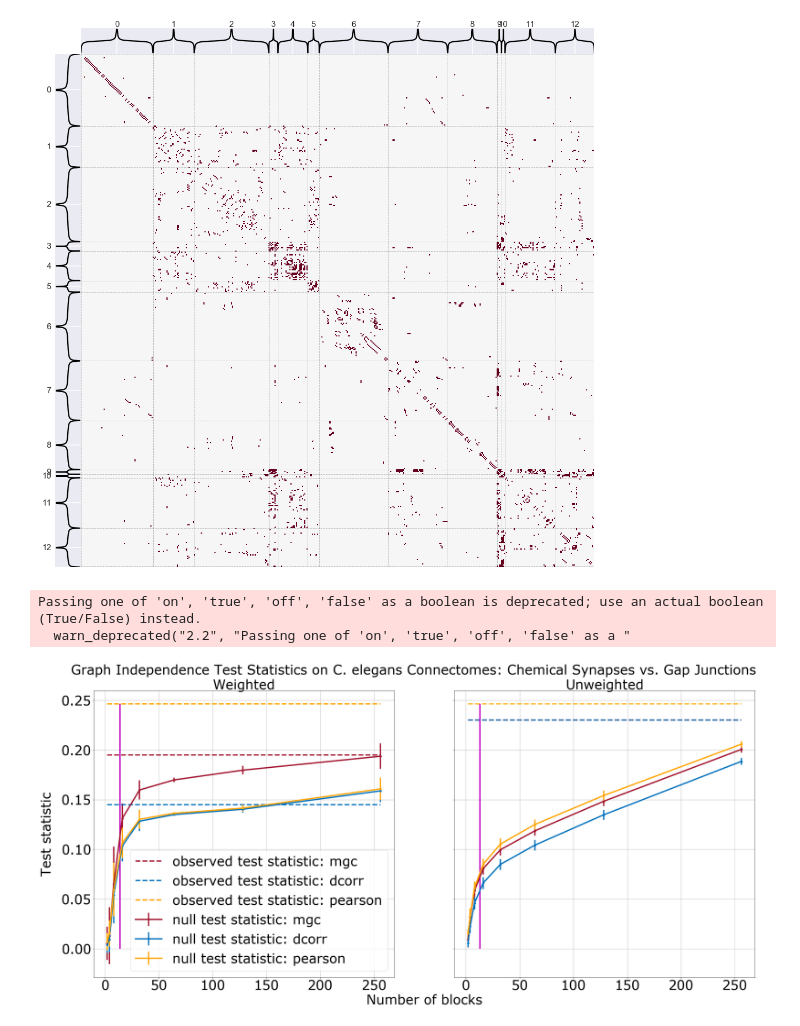
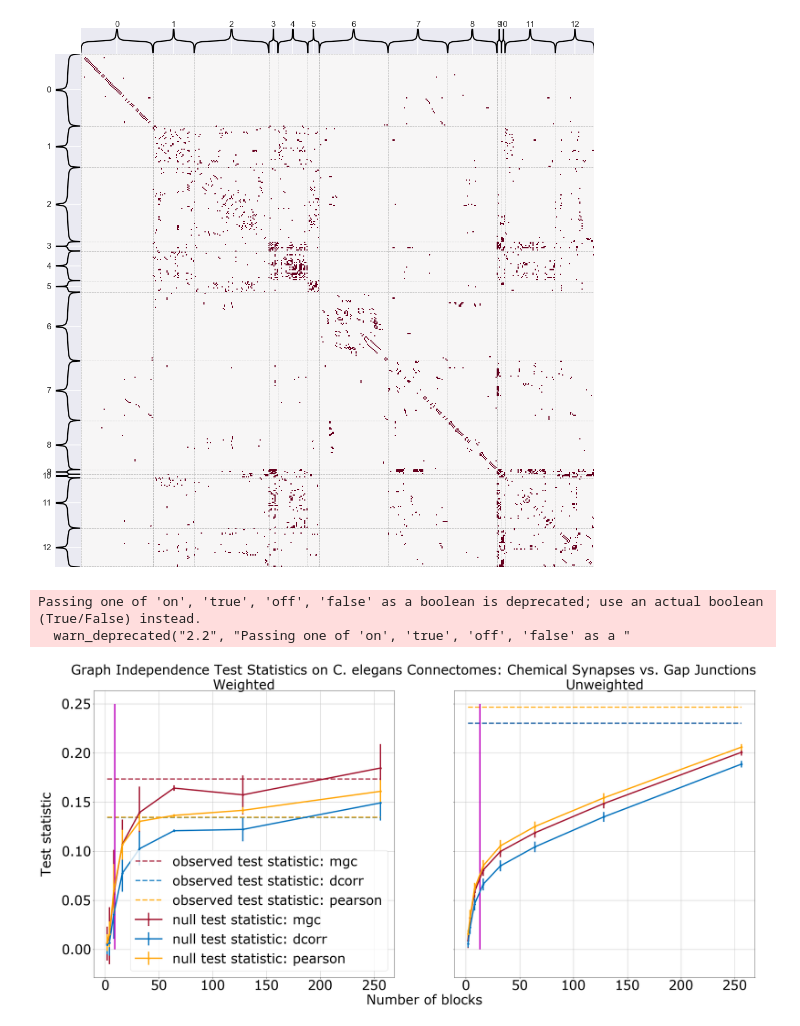
Before and after one commit to junhaobearxiong/graph_independence_test, a Jupyter notebook: notebooks/real_data/2019-04-23_celegans_results.ipynb, the cells around one changed output. Saved outputs shown, nothing was run; the diff lists cells and outputs as text; code cells hidden in the pictures.

Commit message:
Add dcorr t test

```diff
--- a/notebooks/real_data/2019-04-23_celegans_results.ipynb
+++ b/notebooks/real_data/2019-04-23_celegans_results.ipynb
@@ -80,7 +80,7 @@ def load_arr(test, weighted):
     else:
         w = 'unweighted'
     if test == 'mgc':
-        with open('../../results/celegans_chem_gap_{}_teststats_null.pkl'.format(w), 'rb') as f:
+        with open('../../results/celegans_chem_gap_{}_teststats_null_0.pkl'.format(w), 'rb') as f:
             null = pickle.load(f)
     elif test == 'dcorr':
         with open('../../results/celegans_chem_gap_{}_teststats_null_1.pkl'.format(w), 'rb') as f:
@@ -127,15 +127,15 @@ for name in test_names:
         test_stats_alt, _ = test.test_statistic(to_distance_mtx(chem), to_distance_mtx(gap))
     elif name == 'pearson':
         test = RVCorr(which_test='pearson')
-        test_stats_alt, _ = test.test_statistic(triu_no_diag(chem_uw), triu_no_diag(gap_uw))
+        test_stats_alt, _ = test.test_statistic(triu_no_diag(chem), triu_no_diag(gap))
     axs[0].hlines(y=test_stats_alt, xmin=min(k_arr), xmax=max(k_arr),
-                  label='observed test statistic: {}'.format(name), color=colors[name],
+                  label='observed test statistic: {}'.format(name), color=colors[name], alpha=0.8,
                  linewidth=lw, linestyle='--')
     axs[0].errorbar(k_arr, np.mean(test_stats_null_arr, axis=1), yerr=np.std(test_stats_null_arr, axis=1),
                  color=colors[name], marker='o', linestyle='-', label='null test statistic: {}'.format(name),
                    linewidth=lw)
 axs[0].legend(loc=4, prop={'size': legend_size})
-axs[0].vlines(x=14, ymin=0, ymax=test_stats_alt, label='the BIC estimated k', colors='m', linewidth=lw)
+axs[0].vlines(x=9, ymin=0, ymax=0.25, label='the BIC estimated k', colors='m', linewidth=lw)
 axs[0].grid()
 
 for name in test_names:
@@ -150,35 +150,35 @@ for name in test_names:
         test = RVCorr(which_test='pearson')
         test_stats_alt, _ = test.test_statistic(triu_no_diag(chem_uw), triu_no_diag(gap_uw))
     axs[1].hlines(y=test_stats_alt, xmin=min(k_arr), xmax=max(k_arr),
                   label='observed test statistic: {}'.format(name), color=colors[name], alpha=0.8,
                  linewidth=lw, linestyle='--')
     axs[1].errorbar(k_arr, np.mean(test_stats_null_arr, axis=1), yerr=np.std(test_stats_null_arr, axis=1),
                  color=colors[name], marker='o', linestyle='-', label='null test statistic: {}'.format(name),
                    linewidth=lw)
-axs[1].vlines(x=13, ymin=0, ymax=test_stats_alt, label='the BIC estimated k', colors='m', linewidth=lw)
+axs[1].vlines(x=13, ymin=0, ymax=0.25, label='the BIC estimated k', colors='m', linewidth=lw)
 axs[1].grid()
 
 pad = 5
 cols = ['Weighted', 'Unweighted']
 for ax, col in zip(axs, cols):
     ax.annotate(col, xy=(0.5, 1), xytext=(0, pad),
                 xycoords='axes fraction', textcoords='offset points',
                 size=label_size, ha='center', va='baseline')
 
 # add a big axes, hide frame
 fig.add_subplot(111, frameon=False)
 # hide tick and tick label of the big axes
 plt.tick_params(labelcolor='none', top='off', bottom='off', left='off', right='off')
 plt.grid(False)
 plt.xlabel('Number of blocks', fontsize=label_size)
 plt.ylabel('Test statistic', fontsize=label_size, labelpad=50)
 fig.suptitle('Graph Independence Test Statistics on C. elegans Connectomes: Chemical Synapses vs. Gap Junctions',
              fontsize=label_size, y=0.95)
 plt.savefig('../../figures/all_celegans_ts.png', bbox_inches='tight')
 # %% [output]
 Passing one of 'on', 'true', 'off', 'false' as a boolean is deprecated; use an actual boolean (True/False) instead.
   warn_deprecated("2.2", "Passing one of 'on', 'true', 'off', 'false' as a "
-[figure, old version]
+[figure, new version]
 # %%
 block_assignment = estimate_block_assignment(chem, gap, k=256, set_k=False, num_repeats=10)
 # %%
```
Also changed, not shown: parts of 8 cells of this notebook, 4 other files.
